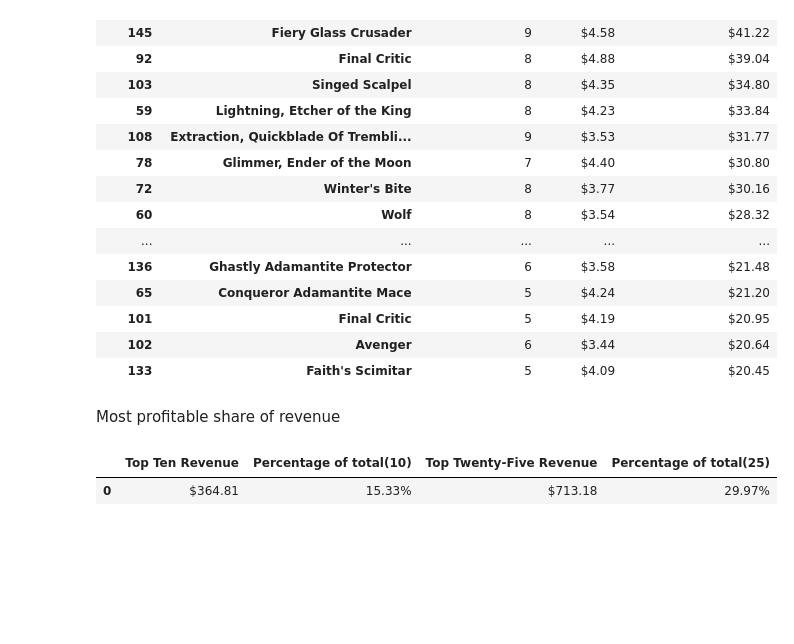
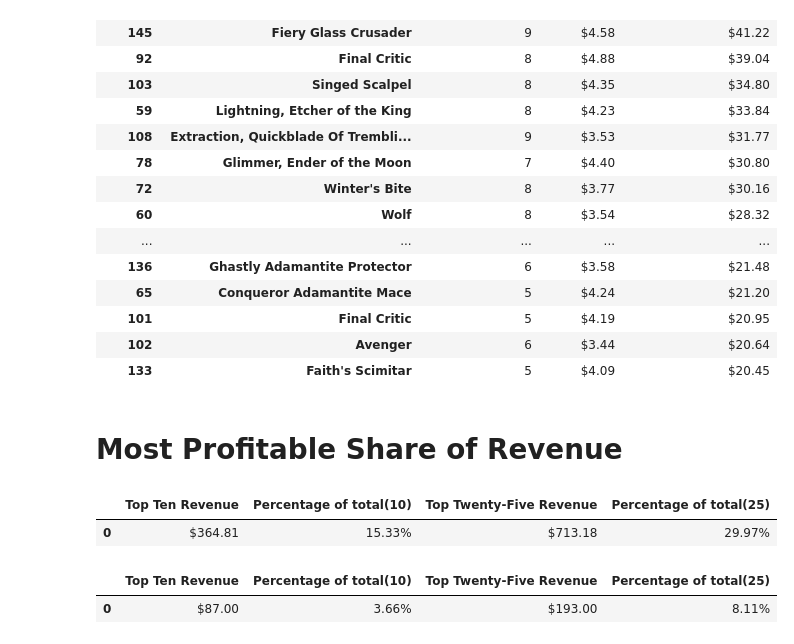
Before and after one commit to bethanylindberg/SMU_Data_Science, a Jupyter notebook: Week 4/Heroes_of_Pymoli.ipynb, the cells around one changed output. Saved outputs shown, nothing was run; the diff lists cells and outputs as text; code cells hidden in the pictures; blank space fills up the shorter version.

```diff
--- a/Week 4/Heroes_of_Pymoli.ipynb
+++ b/Week 4/Heroes_of_Pymoli.ipynb
@@ -202,8 +208,8 @@ most_profitable_items_summary_table_sorted.head(25)
 | 101 | Final Critic | 5 | $4.19 | $20.95 |
 | 102 | Avenger | 6 | $3.44 | $20.64 |
 | 133 | Faith's Scimitar | 5 | $4.09 | $20.45 |
-# %% [markdown]
-Most profitable share of revenue
+# %% [markdown]
+# Most Profitable Share of Revenue
 # %%
 most_profitable_items_sum10 = most_popular_items_summary_table["Total Purchase Value"].nlargest(n=10, keep='first').sum()
 most_profitable_items_sum25 = most_popular_items_summary_table["Total Purchase Value"].nlargest(n=25, keep='first').sum()
@@ -221,3 +227,20 @@ most_profitable_share_of_total
 # %% [output]
 |  | Top Ten Revenue | Percentage of total(10) | Top Twenty-Five Revenue | Percentage of total(25) |
 | 0 | $364.81 | 15.33% | $713.18 | 29.97% |
+# %%
+most_popular_items_sum10 = most_popular_items_summary_table["Purchase Count"].nlargest(n=10, keep='first').sum()
+most_popular_items_sum25 = most_popular_items_summary_table["Purchase Count"].nlargest(n=25, keep='first').sum()
+revenue = gamedata["Price"].sum()
+most_popular_share_of_total = DataFrame({"Top Ten Revenue":most_popular_items_sum10,\
+                                            "Percentage of total(10)":most_popular_items_sum10/revenue*100,\
+                                            "Top Twenty-Five Revenue":most_popular_items_sum25,\
+                                          "Percentage of total(25)":most_popular_items_sum25/revenue*100},index=[0])
+
+most_popular_share_of_total["Top Ten Revenue"] = most_popular_share_of_total["Top Ten Revenue"].map("${:.2f}".format)
+most_popular_share_of_total["Percentage of total(10)"] = most_popular_share_of_total["Percentage of total(10)"].map("{:.2f}%".format)
+most_popular_share_of_total["Top Twenty-Five Revenue"] = most_popular_share_of_total["Top Twenty-Five Revenue"].map("${:.2f}".format)
+most_popular_share_of_total["Percentage of total(25)"] = most_popular_share_of_total["Percentage of total(25)"].map("{:.2f}%".format)
+most_popular_share_of_total
+# %% [output]
+|  | Top Ten Revenue | Percentage of total(10) | Top Twenty-Five Revenue | Percentage of total(25) |
+| 0 | $87.00 | 3.66% | $193.00 | 8.11% |
```
Also changed, not shown: parts of 14 cells of this notebook.
